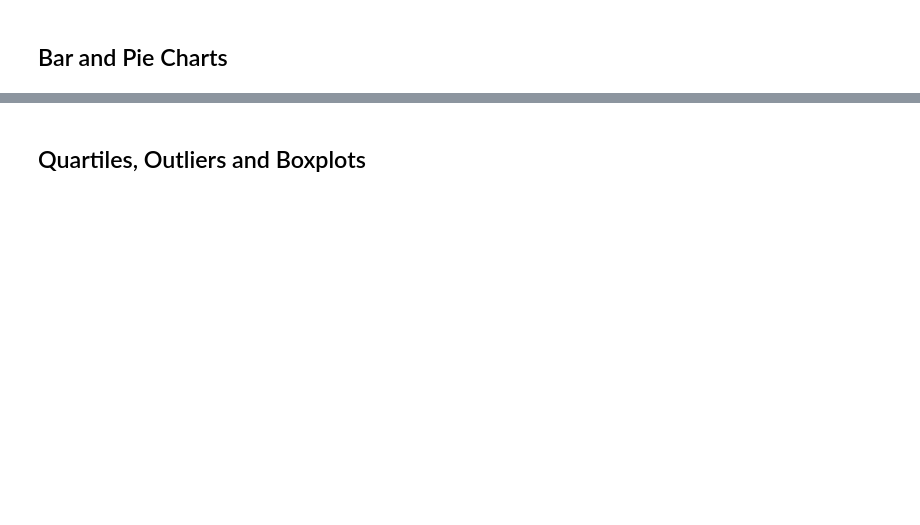
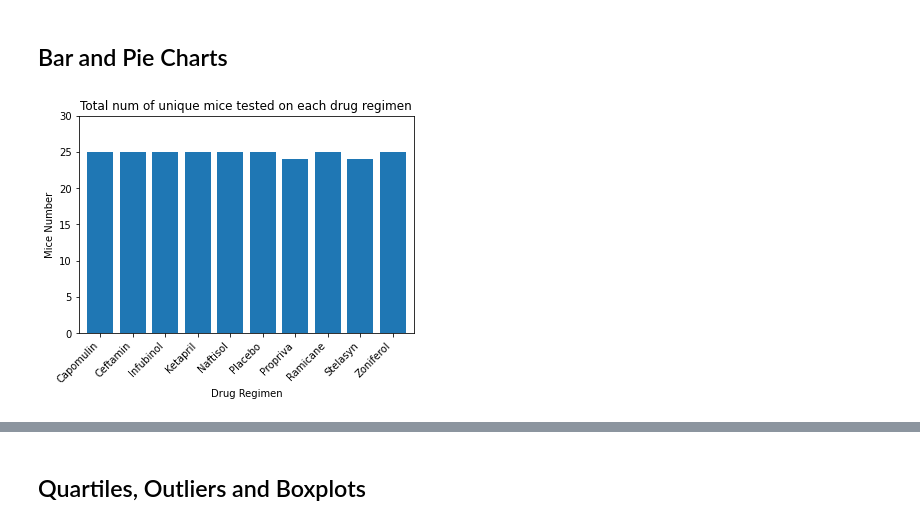
Before and after one commit to jackaloppy/matplotlib-challenge, a Jupyter notebook: Pymaceuticals/pymaceuticals_starter.ipynb, the cells around one changed output, grey strips where cells are left out. Saved outputs shown, nothing was run; the diff lists cells and outputs as text; code cells hidden in the pictures; blank space fills up the shorter version.

```diff
--- a/Pymaceuticals/pymaceuticals_starter.ipynb
+++ b/Pymaceuticals/pymaceuticals_starter.ipynb
@@ -120,3 +141,13 @@ drug_tumor
 # %% [markdown]
 ## Bar and Pie Charts
+# %%
+# Generate a bar plot showing the total number of unique mice tested on each drug regimen using pandas.
+mice_per_drug = filtered_data.groupby("Drug Regimen")["Mouse ID"].nunique()
+mice_per_drug.plot(kind="bar", title="Total num of unique mice tested on each drug regimen", width=0.8)
+plt.ylabel("Mice Number")
+plt.ylim(0,30)
+plt.xticks(rotation=45, ha="right")
+plt.show()
+# %% [output]
+[figure, added]
 # %%
```
Also changed, not shown: parts of 16 cells of this notebook.
